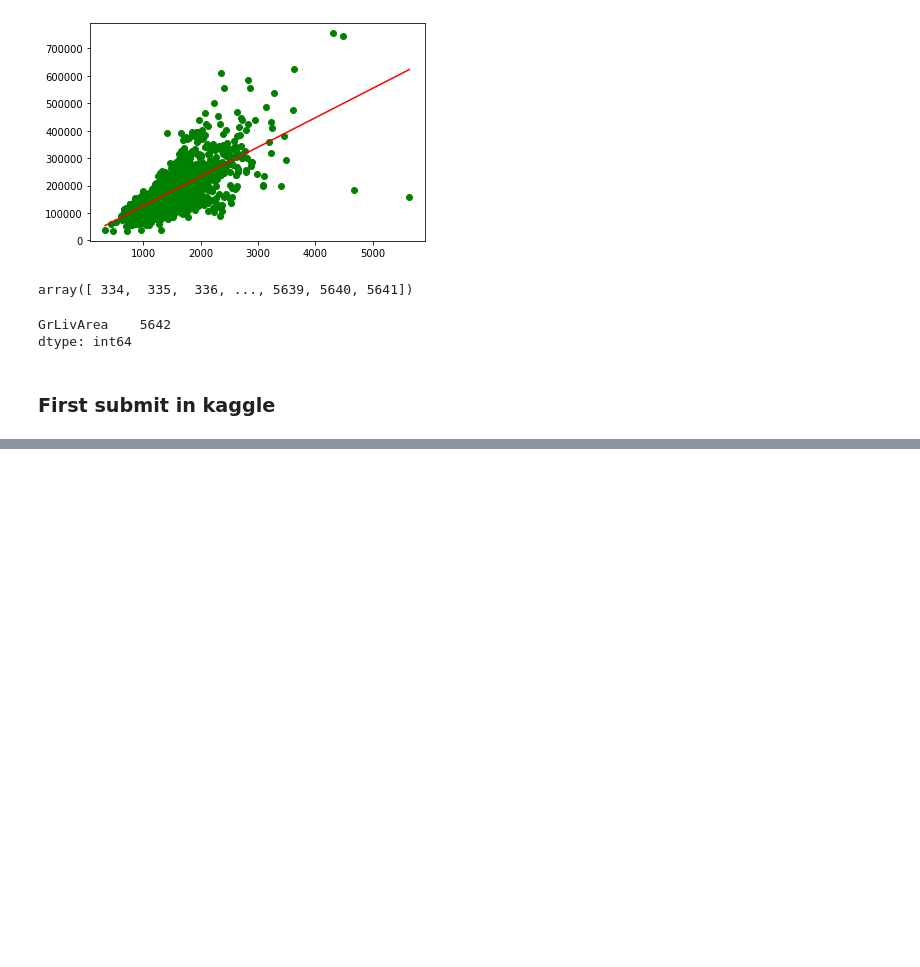
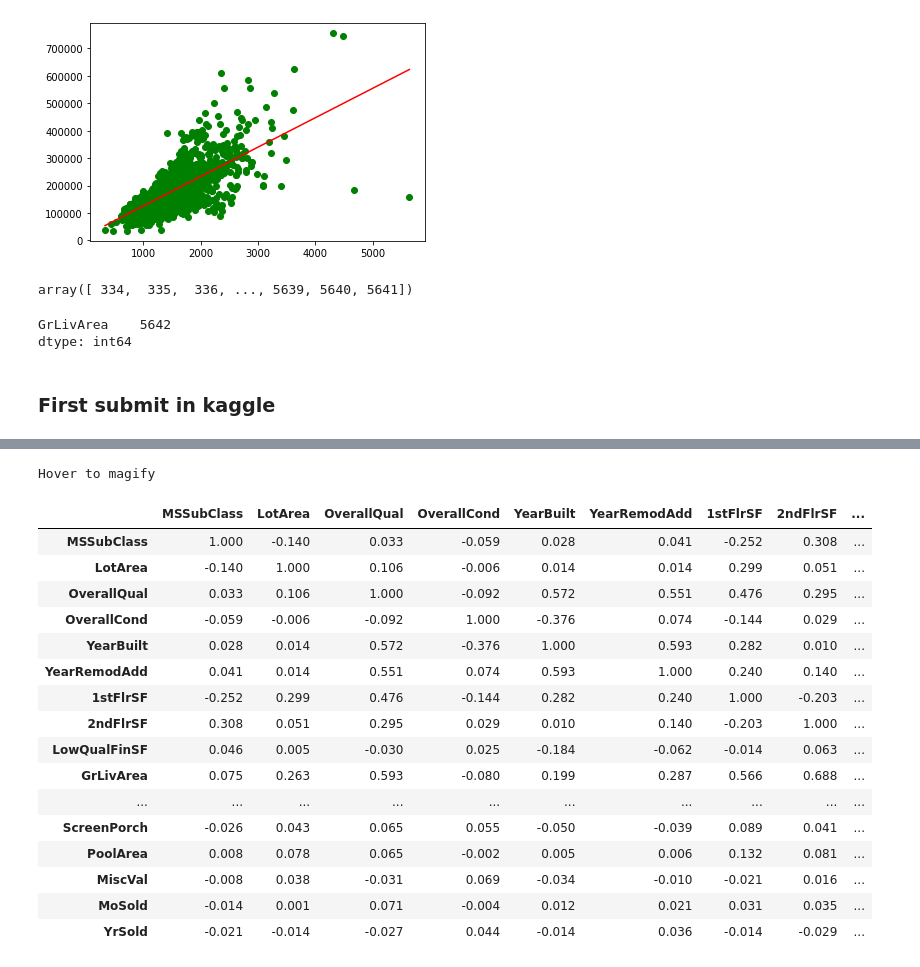
Before and after one commit to yannmb2/machine_learning_101, a Jupyter notebook: sklearn_102.ipynb, the cells around one changed output, grey strips where cells are left out. Drawn from its saved outputs; the diff is of its cells as text; code cells hidden in the pictures; blank space fills up the shorter version.

```diff
--- a/sklearn_102.ipynb
+++ b/sklearn_102.ipynb
@@ -179,0 +266,39 @@ dtype: int64
+# %%
+cmap = sns.diverging_palette(5, 250, as_cmap=True)
+
+def magnify():
+    return [dict(selector="th",
+                 props=[("font-size", "7pt")]),
+            dict(selector="td",
+                 props=[('padding', "0em 0em")]),
+            dict(selector="th:hover",
+                 props=[("font-size", "12pt")]),
+            dict(selector="tr:hover td:hover",
+                 props=[('max-width', '200px'),
+                        ('font-size', '12pt')])
+]
+
+correlations.style.background_gradient(cmap, axis=1)\
+    .format(precision=3)\
+    .set_properties(**{'max-width': '80px', 'font-size': '10pt'})\
+    .set_caption("Hover to magify")\
+    .set_table_styles(magnify())
+# %% [output]
+Hover to magify
+|  | MSSubClass | LotArea | OverallQual | OverallCond | YearBuilt | YearRemodAdd | 1stFlrSF | 2ndFlrSF | ... |
+| MSSubClass | 1.000 | -0.140 | 0.033 | -0.059 | 0.028 | 0.041 | -0.252 | 0.308 | ... |
+| LotArea | -0.140 | 1.000 | 0.106 | -0.006 | 0.014 | 0.014 | 0.299 | 0.051 | ... |
+| OverallQual | 0.033 | 0.106 | 1.000 | -0.092 | 0.572 | 0.551 | 0.476 | 0.295 | ... |
+| OverallCond | -0.059 | -0.006 | -0.092 | 1.000 | -0.376 | 0.074 | -0.144 | 0.029 | ... |
+| YearBuilt | 0.028 | 0.014 | 0.572 | -0.376 | 1.000 | 0.593 | 0.282 | 0.010 | ... |
+| YearRemodAdd | 0.041 | 0.014 | 0.551 | 0.074 | 0.593 | 1.000 | 0.240 | 0.140 | ... |
+| 1stFlrSF | -0.252 | 0.299 | 0.476 | -0.144 | 0.282 | 0.240 | 1.000 | -0.203 | ... |
+| 2ndFlrSF | 0.308 | 0.051 | 0.295 | 0.029 | 0.010 | 0.140 | -0.203 | 1.000 | ... |
+| LowQualFinSF | 0.046 | 0.005 | -0.030 | 0.025 | -0.184 | -0.062 | -0.014 | 0.063 | ... |
+| GrLivArea | 0.075 | 0.263 | 0.593 | -0.080 | 0.199 | 0.287 | 0.566 | 0.688 | ... |
+| ... | ... | ... | ... | ... | ... | ... | ... | ... | ... |
+| ScreenPorch | -0.026 | 0.043 | 0.065 | 0.055 | -0.050 | -0.039 | 0.089 | 0.041 | ... |
+| PoolArea | 0.008 | 0.078 | 0.065 | -0.002 | 0.005 | 0.006 | 0.132 | 0.081 | ... |
+| MiscVal | -0.008 | 0.038 | -0.031 | 0.069 | -0.034 | -0.010 | -0.021 | 0.016 | ... |
+| MoSold | -0.014 | 0.001 | 0.071 | -0.004 | 0.012 | 0.021 | 0.031 | 0.035 | ... |
+| YrSold | -0.021 | -0.014 | -0.027 | 0.044 | -0.014 | 0.036 | -0.014 | -0.029 | ... |
```
Also changed, not shown: parts of 28 cells of this notebook, 1 other file.
